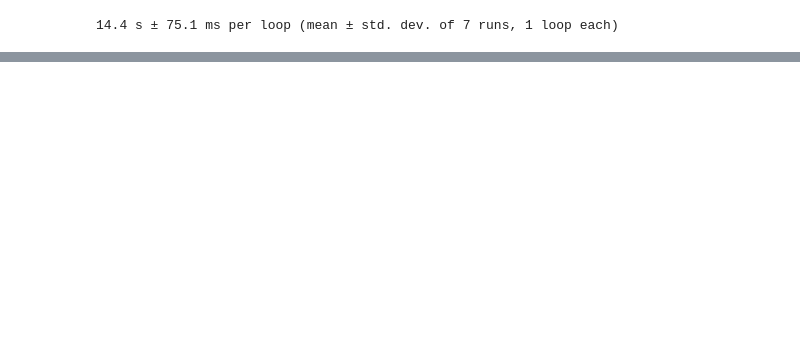
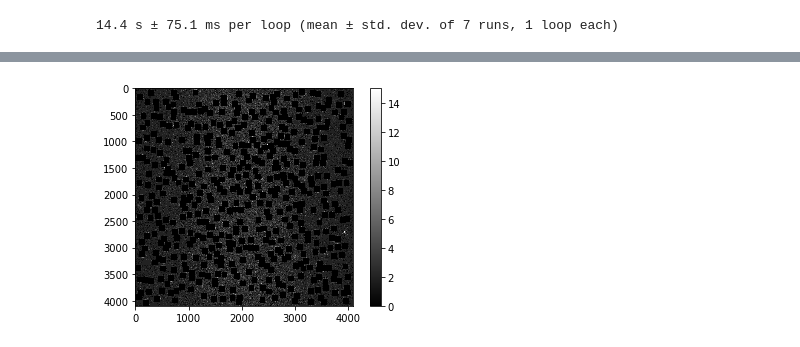
Before and after one commit to ngasner/cryo, a Jupyter notebook: Basic Implementation.ipynb, the cells around one changed output, grey strips where cells are left out. Saved outputs shown, nothing was run; the diff lists cells and outputs as text; code cells hidden in the pictures; blank space fills up the shorter version.

```diff
--- a/Basic Implementation.ipynb
+++ b/Basic Implementation.ipynb
@@ -172,7 +178,7 @@ for part in os.listdir(folder):
 # %%
 %%time
 #Version 2 - Trying to reduce FT calls on the image
-def multi_particles(I, folder, use_numpy_ver=True):
+def multi_particles2(I, folder, use_numpy_ver=True):
 
     f1 = np.fft.rfft2(I)
 
@@ -245,7 +251,7 @@ def fast_convolve(I,T,use_numpy_ver=True, IFT=0):
 
 
 
-ncc = multi_particles(scipy.misc.imread('mgtest2.png',1) , 'Particles', use_numpy_ver=True)
+ncc =  multi_particles2(scipy.misc.imread('mgtest2.png',1) , 'Particles', use_numpy_ver=True)
 
 
 #13.1s+-77ms
@@ -254,7 +260,7 @@ ncc = multi_particles(scipy.misc.imread('mgtest2.png',1) , 'Particles', use_nump
 # %%
 %%time
 #Version 3 - Reducing number of blank and masked images created, changed fft convolve
-def multi_particles(I, folder, use_numpy_ver=True):
+def multi_particles3(I, folder, use_numpy_ver=True):
 
     f1 = np.fft.rfft2(I)
     padding = np.zeros_like(I)
@@ -283,10 +289,10 @@ def multi_particles(I, folder, use_numpy_ver=True):
         # Compute and return normalized cross-correlation
         ncc = abs(crossc/(denom1*denom2))
 
-        plt.figure()
-        plt.imshow(ncc)
-        plt.colorbar()
-        #scipy.misc.imsave('checkme'+ str(re.findall('\\d',part))+ 'C.jpg', ncc)
+#         plt.figure()
+#         plt.imshow(ncc)
+#         plt.colorbar()
+#         scipy.misc.imsave('checkme'+ str(re.findall('\\d',part))+ 'B.jpg', ncc)
     return ncc
 
 def fast_convolve(I,T,use_numpy_ver=True, IFT=0):
@@ -311,6 +317,6 @@ def fast_convolve(I,T,use_numpy_ver=True, IFT=0):
 
 
 
-ncc = multi_particles(scipy.misc.imread('mgtest2.png',1) , 'Particles', use_numpy_ver=True)
+ncc = multi_particles3(scipy.misc.imread('mgtest2.png',1) , 'Particles', use_numpy_ver=True)
 #time 12.8s+-77ms
 # %% [output]
@@ -320,0 +487,42 @@ Wall time: 13.7 s
+# %%
+%%time
+#produces dict1
+img = scipy.misc.imread('checkme[\'1\']C.jpg', 1)
+# plt.figure()
+# plt.imshow(img)
+# plt.colorbar()
+
+# b = img>0.1
+# z = b*img
+
+#scipy.misc.imsave('lookhere.jpg', z)
+
+binsize = np.array(scipy.misc.imread('Particles/binnedpart1.jpg').shape)
+extension = np.array([10,10])
+
+
+mask = np.zeros(binsize+extension)
+
+
+s = int((binsize[0]+extension[0])/2)
+t = int((binsize[1]+extension[1])/2)
+
+
+k = 0
+dict1 = {}
+while np.amax(img)>15:
+    if k > 1000:
+        break
+    else:
+        x = np.argmax(img)%4096
+        y = np.argmax(img)//4096
+        dict1[(x,y)]=np.mean(img[y-4:y+4,x-4:x+4])
+        img[y-s:y+s,x-t:x+t] = mask
+        k = k+1
+
+print(k)
+plt.figure()
+plt.imshow(img)
+plt.colorbar()
+#scipy.misc.imsave('particlehey1.jpg',img)
+# %% [output]
@@ -320,0 +531 @@ Wall time: 13.7 s
+[figure, added]
```
Also changed, not shown: parts of 16 cells of this notebook.
